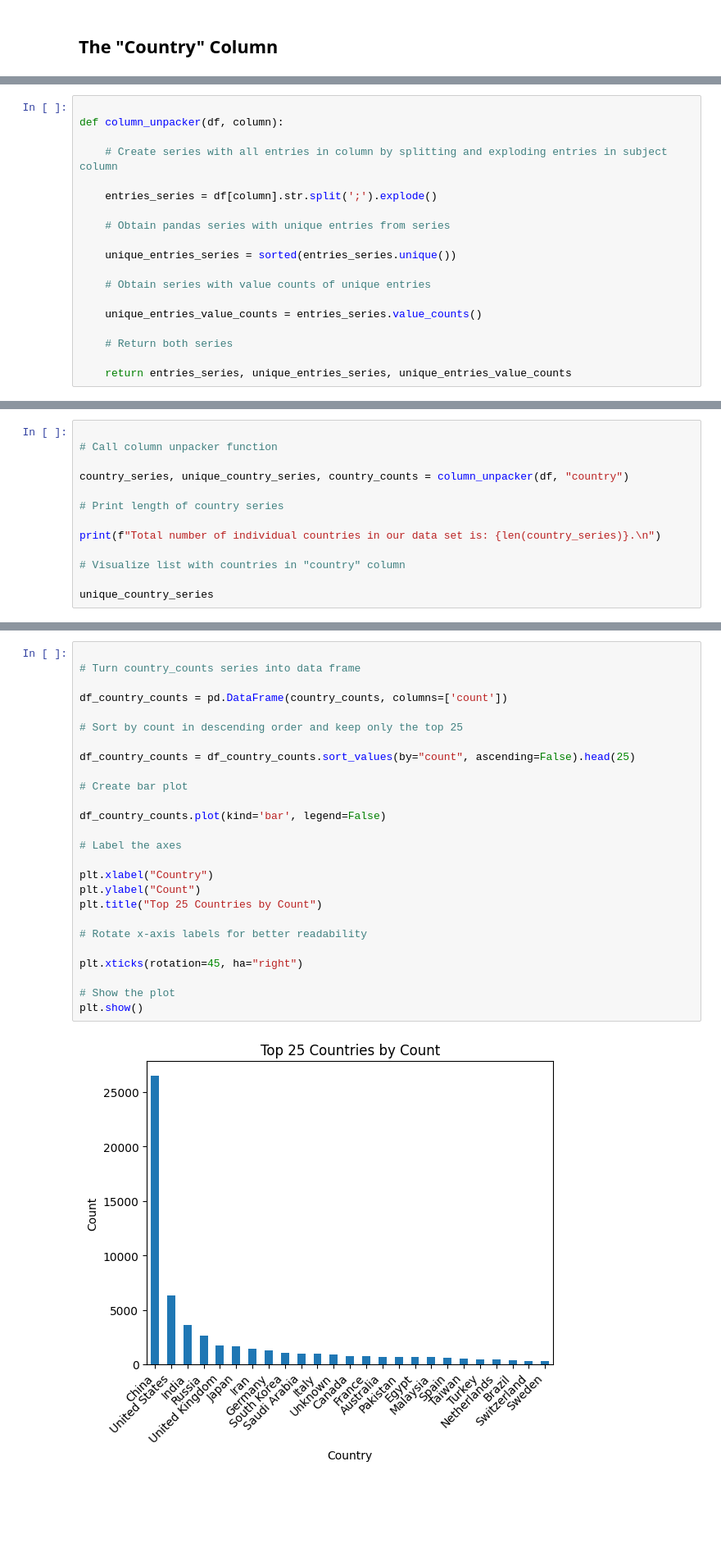
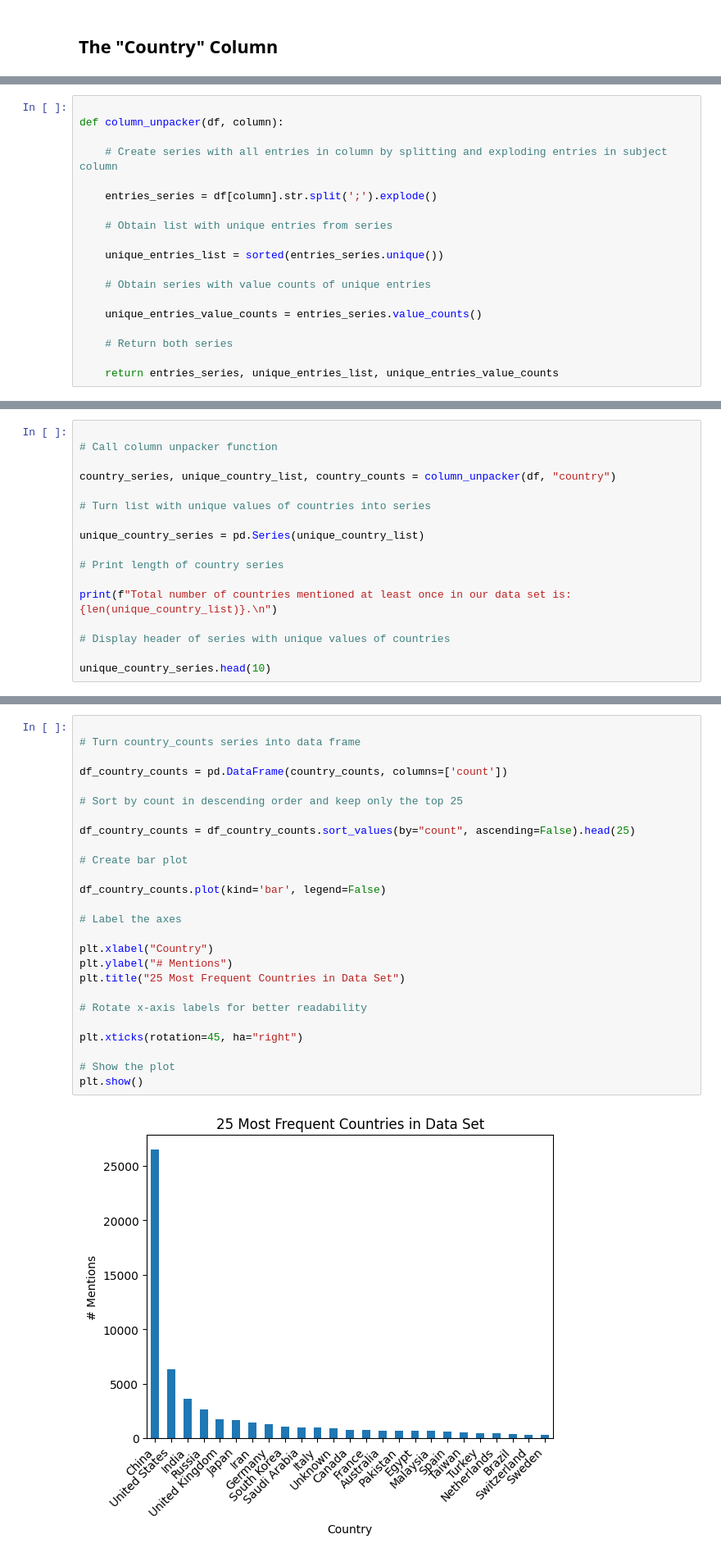
Before and after one commit to pdolano/retraction_project, a Jupyter notebook: 01a_general_data_cleaning.ipynb, the cells around one changed output, grey strips where cells are left out. Shown at 82% size. Saved outputs shown, nothing was run; the diff lists cells and outputs as text; blank space fills up the shorter version.

```diff
--- a/01a_general_data_cleaning.ipynb
+++ b/01a_general_data_cleaning.ipynb
@@ -567,9 +585,9 @@ def column_unpacker(df, column):
 
     entries_series = df[column].str.split(';').explode()
 
-    # Obtain pandas series with unique entries from series
+    # Obtain list with unique entries from series
 
-    unique_entries_series = sorted(entries_series.unique())
+    unique_entries_list = sorted(entries_series.unique())
 
     # Obtain series with value counts of unique entries
 
@@ -577,5 +595,5 @@ def column_unpacker(df, column):
 
     # Return both series
 
-    return entries_series, unique_entries_series, unique_entries_value_counts
+    return entries_series, unique_entries_list, unique_entries_value_counts
 # %% [markdown]
@@ -584,13 +602,17 @@ We can now call our function to obtain to find out what countries are mentioned
 
 # Call column unpacker function
 
-country_series, unique_country_series, country_counts = column_unpacker(df, "country")
+country_series, unique_country_list, country_counts = column_unpacker(df, "country")
+
+# Turn list with unique values of countries into series
+
+unique_country_series = pd.Series(unique_country_list)
 
 # Print length of country series
 
-print(f"Total number of individual countries in our data set is: {len(country_series)}.\n")
+print(f"Total number of countries mentioned at least once in our data set is: {len(unique_country_list)}.\n")
 
-# Visualize list with countries in "country" column
+# Display header of series with unique values of countries
 
-unique_country_series
+unique_country_series.head(10)
 # %% [output]
@@ -670,30 +686,30 @@ Since we have split the values of our "country" column we can use the function t
 # %%
 
 # Turn country_counts series into data frame
 
 df_country_counts = pd.DataFrame(country_counts, columns=['count'])
 
 # Sort by count in descending order and keep only the top 25
 
 df_country_counts = df_country_counts.sort_values(by="count", ascending=False).head(25)
 
 # Create bar plot
 
 df_country_counts.plot(kind='bar', legend=False)
 
 # Label the axes
 
 plt.xlabel("Country")
-plt.ylabel("Count")
-plt.title("Top 25 Countries by Count")
+plt.ylabel("# Mentions")
+plt.title("25 Most Frequent Countries in Data Set")
 
 # Rotate x-axis labels for better readability
 
 plt.xticks(rotation=45, ha="right")
 
 # Show the plot
 plt.show()
 # %% [output]
-[figure, old version]
+[figure, new version]
 # %% [markdown]
 
```
Also changed, not shown: parts of 18 cells of this notebook, 1 other file.
